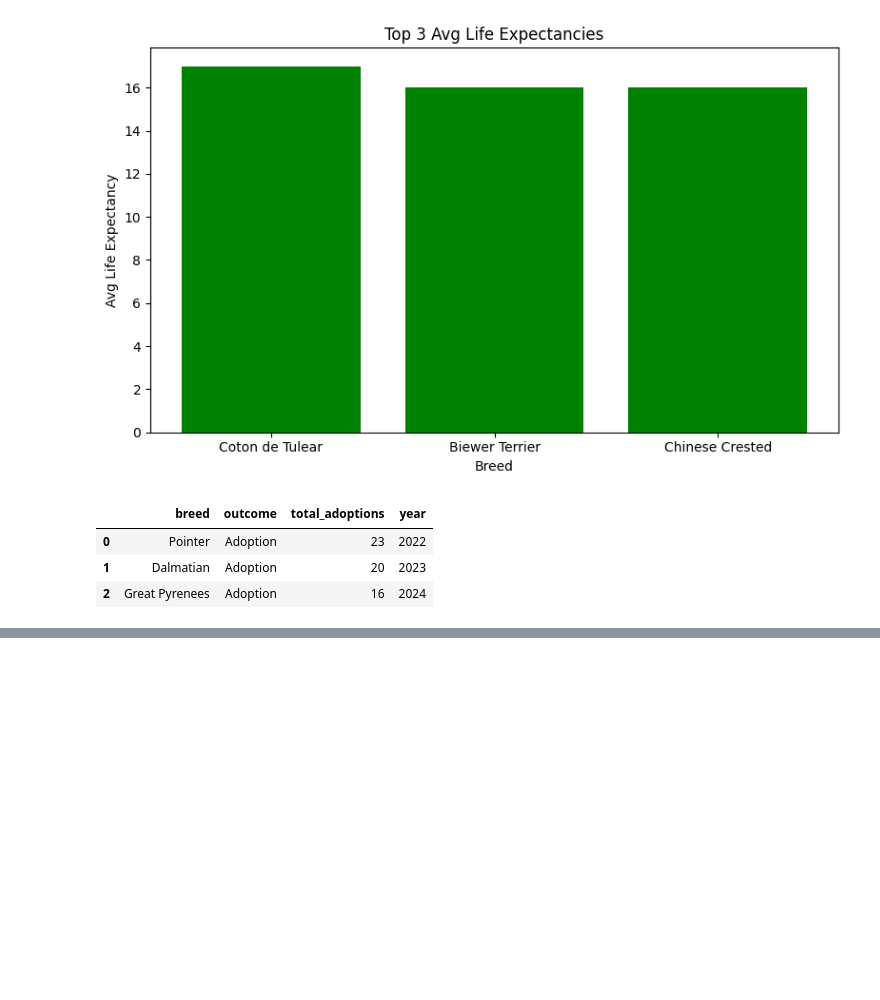
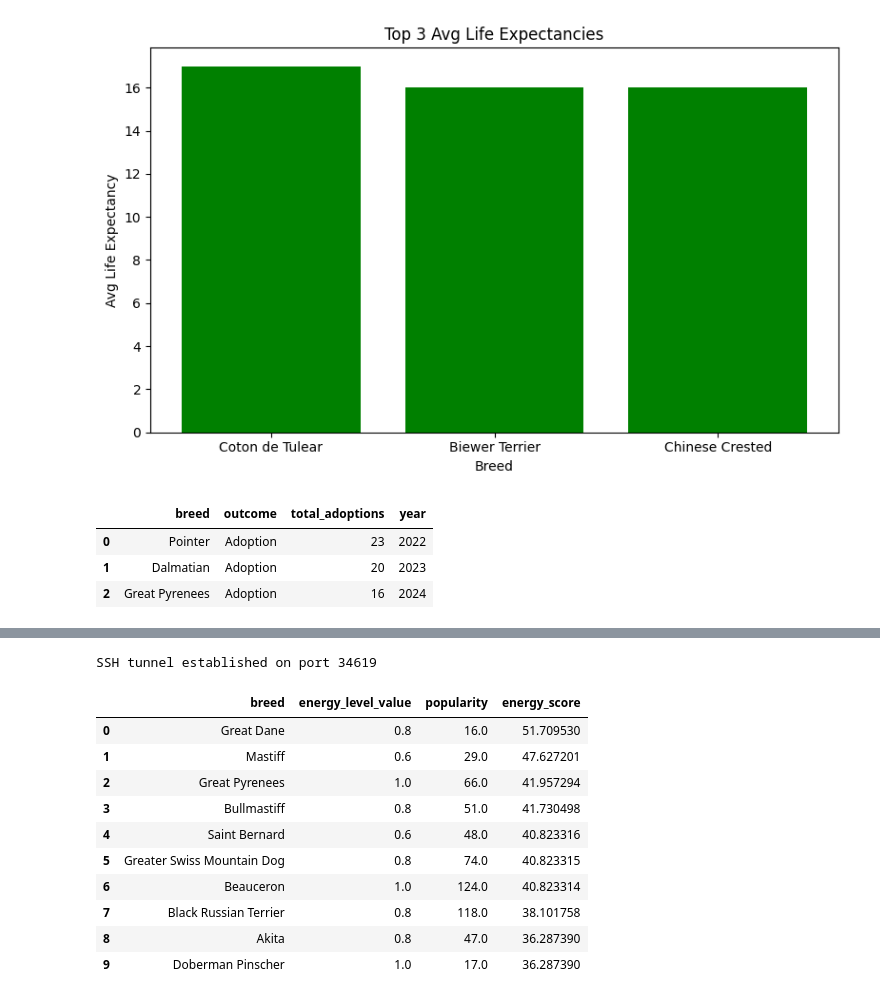
Before and after one commit to Decabra/doggy-delights, a Jupyter notebook: doggy_delights.ipynb, the cells around one changed output, grey strips where cells are left out. Cells and saved outputs as stored; diff of their text form; code cells hidden in the pictures; blank space fills up the shorter version.

```diff
--- a/doggy_delights.ipynb
+++ b/doggy_delights.ipynb
@@ -1049,3 +1057,52 @@ fig.update_layout(
 fig.show()
 # %% [output]
 [interactive output not drawn]
+# %%
+# Let's select the top 10 most energetic breeds that are also large and popular according to AKC from dog_breed
+with SSHTunnelForwarder(
+    (ssh_host, ssh_port),
+    ssh_username=ssh_username,
+    ssh_password=ssh_password,
+    remote_bind_address=(mysql_host, mysql_port),
+) as server:
+    print(f"SSH tunnel established on port {server.local_bind_port}")
+    # MySQL connection must go within the with
+
+    # Connect to MySQL using SSH tunnel
+    conn = mysql.connector.connect(
+            host="127.0.0.1", # Use localhost since we're connected via SSH
+            port=server.local_bind_port,
+            user=mysql_username,
+            password=mysql_password,
+            database="data_warehousing_final",
+        )
+
+    cursor = conn.cursor()
+
+    # select the top 10 breeds with the most energy level that are also the most popular
+    cursor.execute("""SELECT breed, energy_level_value, popularity, (energy_level_value * (max_weight + min_weight) / 2 ) AS energy_score
+                                            FROM dog_breed
+                                            WHERE energy_level_value > 0
+                                            AND popularity > 0
+                                            ORDER BY energy_score DESC, popularity
+                                            LIMIT 10
+                                        """)
+    # assign results to energetic_breeds_query dataframe and label columns
+    energetic_breeds_query = pd.DataFrame(cursor.fetchall(), columns=['breed', 'energy_level_value', 'popularity', 'energy_score'])
+
+    conn.close() # We always close the db of course!
+
+energetic_breeds_query # Let's see our results
+# %% [output]
+SSH tunnel established on port 34619
+|  | breed | energy_level_value | popularity | energy_score |
+| 0 | Great Dane | 0.8 | 16.0 | 51.709530 |
+| 1 | Mastiff | 0.6 | 29.0 | 47.627201 |
+| 2 | Great Pyrenees | 1.0 | 66.0 | 41.957294 |
+| 3 | Bullmastiff | 0.8 | 51.0 | 41.730498 |
+| 4 | Saint Bernard | 0.6 | 48.0 | 40.823316 |
+| 5 | Greater Swiss Mountain Dog | 0.8 | 74.0 | 40.823315 |
+| 6 | Beauceron | 1.0 | 124.0 | 40.823314 |
+| 7 | Black Russian Terrier | 0.8 | 118.0 | 38.101758 |
+| 8 | Akita | 0.8 | 47.0 | 36.287390 |
+| 9 | Doberman Pinscher | 1.0 | 17.0 | 36.287390 |
```
Also changed, not shown: parts of 6 cells of this notebook, 1 other file.
